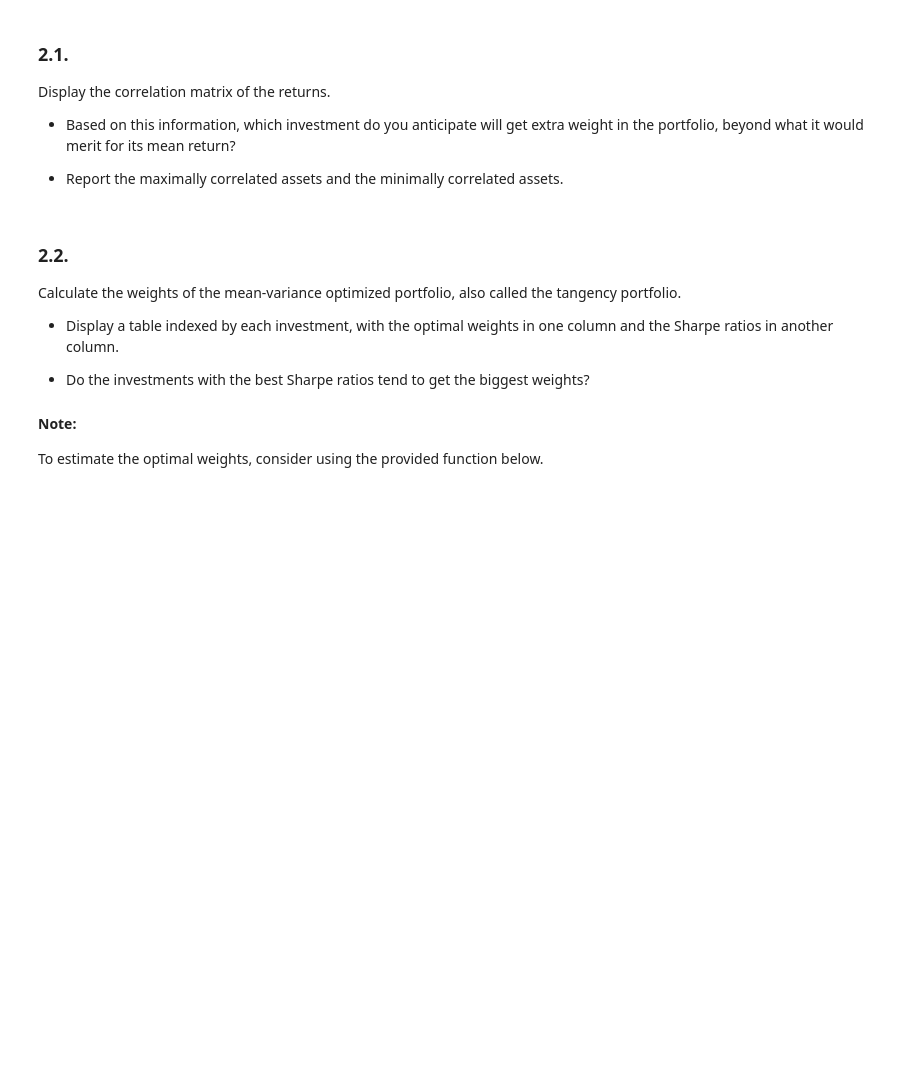
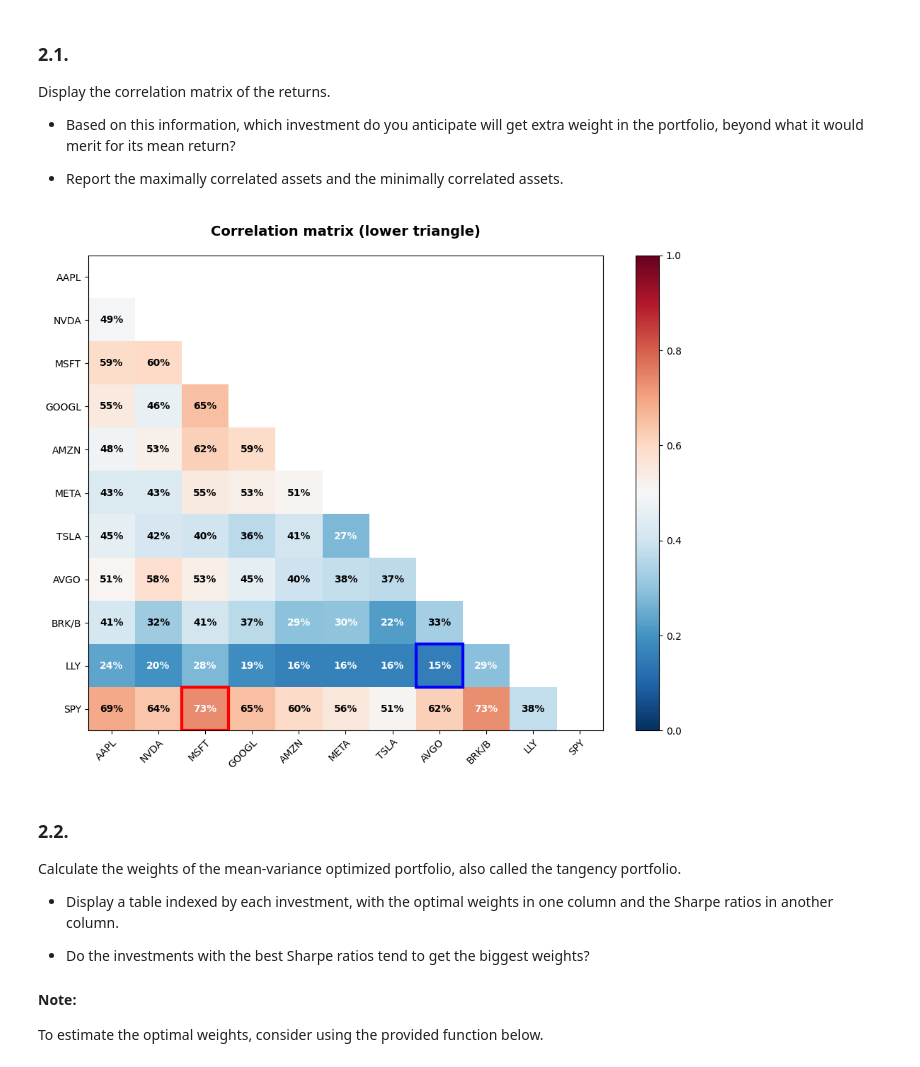
Before and after one commit to dafuzhu-uchi/finm-367, a Jupyter notebook: assignment/hw1/hw1_exe_uncon_optim.ipynb, the cells around one changed output. Drawn from its saved outputs; the diff is of its cells as text; code cells hidden in the pictures; blank space fills up the shorter version.

```diff
--- a/assignment/hw1/hw1_exe_uncon_optim.ipynb
+++ b/assignment/hw1/hw1_exe_uncon_optim.ipynb
@@ -346,6 +348,13 @@ Display the correlation matrix of the returns.
 * Based on this information, which investment do you anticipate will get extra weight in the portfolio, beyond what it would merit for its mean return?
 
 * Report the maximally correlated assets and the minimally correlated assets.
+# %%
+rets_corr = rets.select(pl.col(pl.Float64)).corr()
+# %%
+fig, ax = plot_corr(rets_corr, labels=TICKS)
+plt.show()
+# %% [output]
+[figure, added]
 # %% [markdown]
 ### 2.2.
 
```
Also changed, not shown: parts of 4 cells of this notebook, 4 other files.
